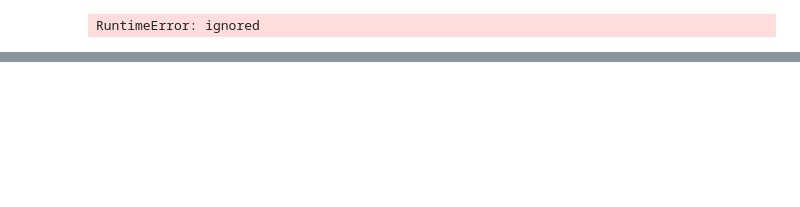
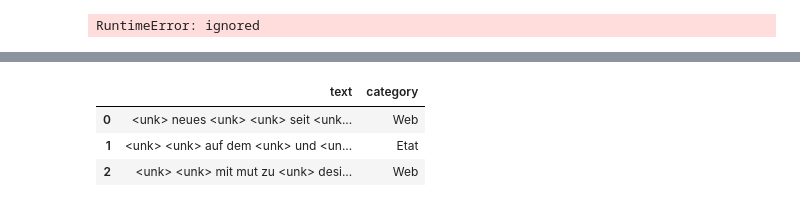
Before and after one commit to sayanbanerjee32/NLP-with-fastai2.0, a Jupyter notebook: fastai_on_10kGNAD.ipynb, the cells around one changed output, grey strips where cells are left out. Cells and saved outputs as stored; diff of their text form; code cells hidden in the pictures; blank space fills up the shorter version.

```diff
--- a/fastai_on_10kGNAD.ipynb
+++ b/fastai_on_10kGNAD.ipynb
@@ -169,0 +149,11 @@ learn_lm.save_encoder('newsfroup_lm_finetuned')
+# %%
+# Note the use of the langauge model vocab in the data block
+data_clas = DataBlock(
+    blocks=(TextBlock.from_df('text',vocab=dls_lm.vocab), CategoryBlock),
+    get_x=ColReader('text'), get_y=ColReader('label'), splitter=ColSplitter())
+
+dls_clas = data_clas.dataloaders(df_train_valid,valid_col='is_valid',
+                                      seed=1, shuffle_train=True)
+
+dls_clas.show_batch(max_n=3)
+# %% [output]
@@ -169,0 +161,4 @@ learn_lm.save_encoder('newsfroup_lm_finetuned')
+|  | text | category |
+| 0 | <unk> neues <unk> <unk> seit <unk... | Web |
+| 1 | <unk> <unk> auf dem <unk> und <un... | Etat |
+| 2 | <unk> <unk> mit mut zu <unk> desi... | Web |
```
Also changed, not shown: parts of 24 cells of this notebook.
